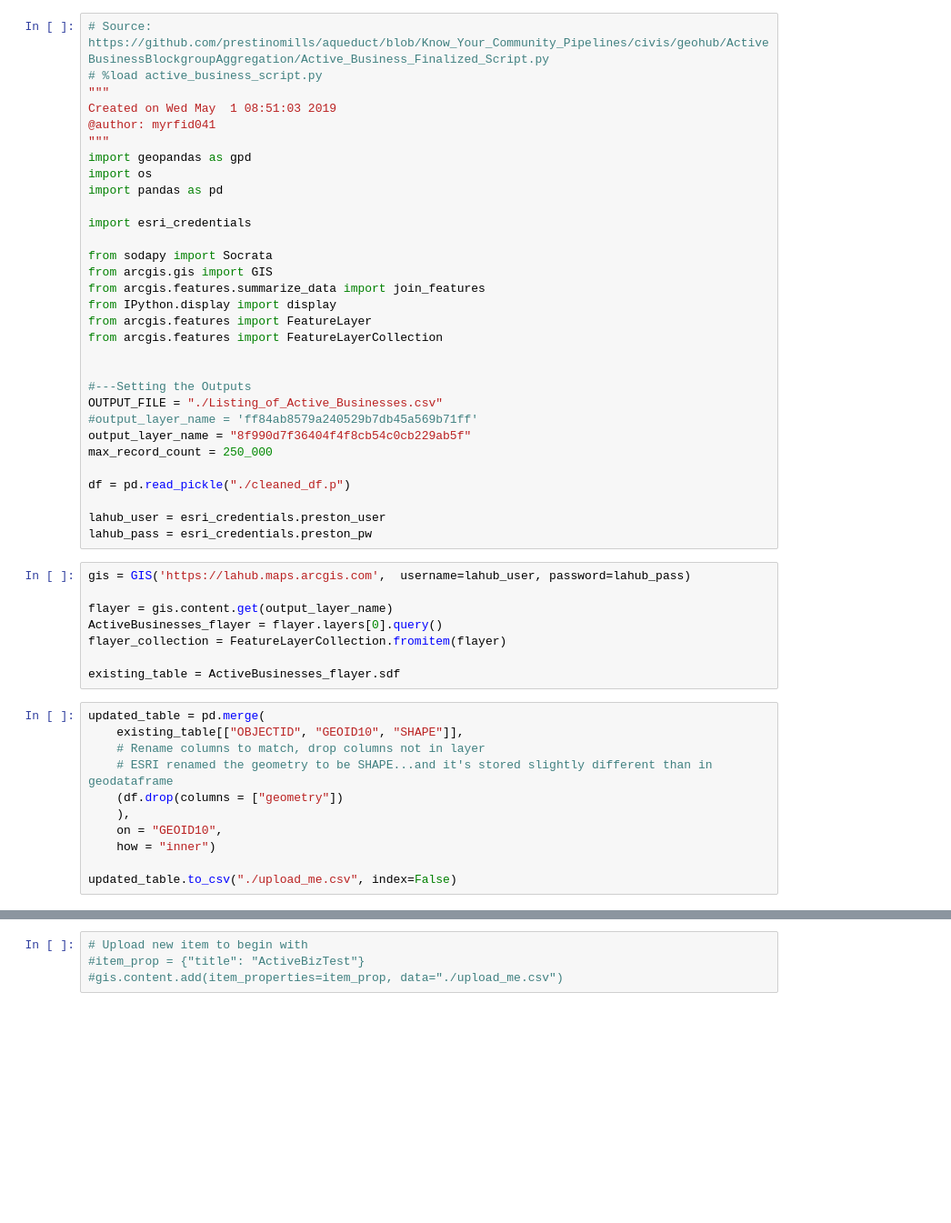
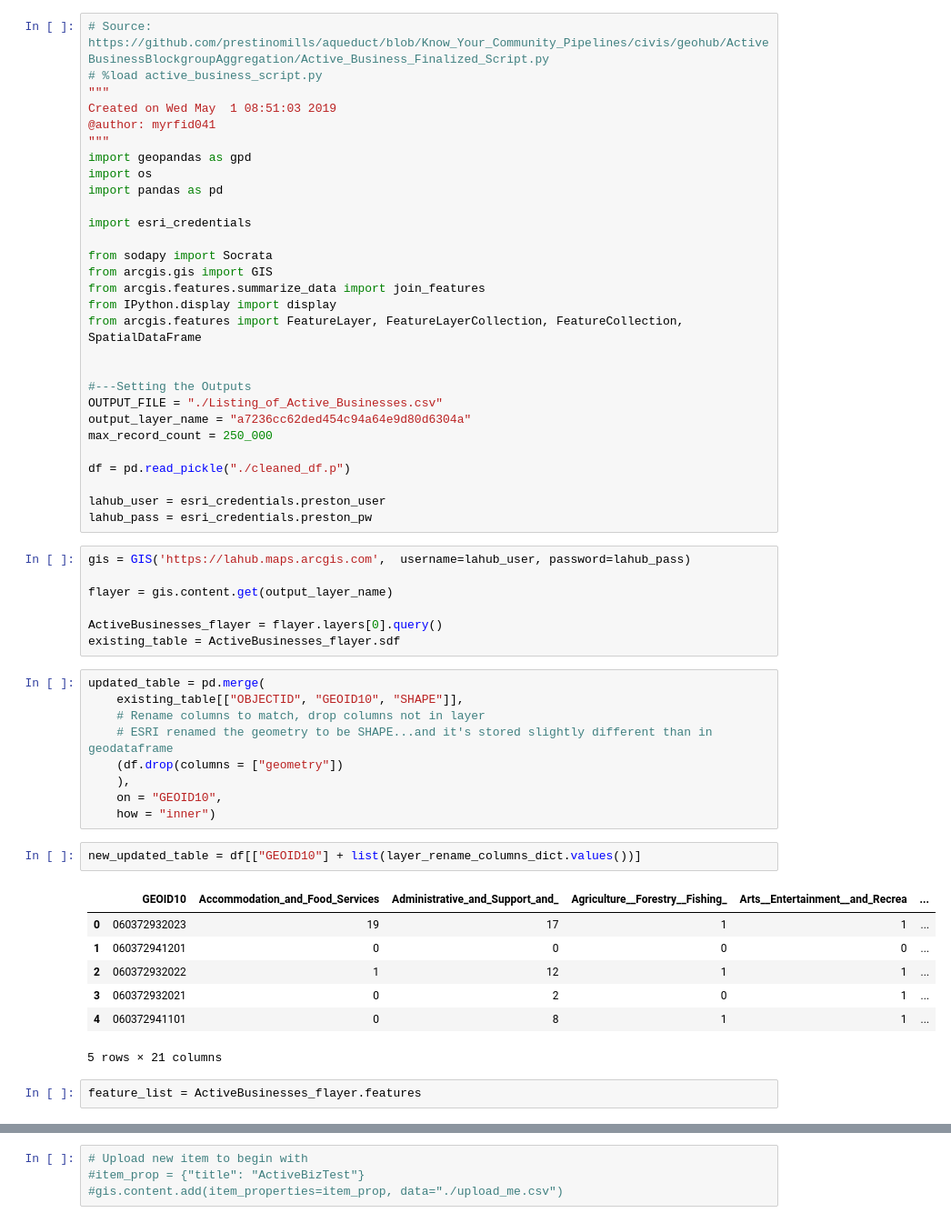
Before and after one commit to CityOfLosAngeles/civis-gcp-transition, a Jupyter notebook: src/test3.ipynb, the cells around one changed output, grey strips where cells are left out. Shown at 91% size. Cells and saved outputs as stored; diff of their text form; blank space fills up the shorter version.

Commit message:
Dict method?

```diff
--- a/src/test3.ipynb
+++ b/src/test3.ipynb
@@ -15,14 +15,12 @@ from sodapy import Socrata
 from arcgis.gis import GIS
 from arcgis.features.summarize_data import join_features
 from IPython.display import display
-from arcgis.features import FeatureLayer
-from arcgis.features import FeatureLayerCollection
+from arcgis.features import FeatureLayer, FeatureLayerCollection, FeatureCollection, SpatialDataFrame
 
 
 #---Setting the Outputs
 OUTPUT_FILE = "./Listing_of_Active_Businesses.csv"
-#output_layer_name = 'ff84ab8579a240529b7db45a569b71ff'
-output_layer_name = "8f990d7f36404f4f8cb54c0cb229ab5f"
+output_layer_name = "a7236cc62ded454c94a64e9d80d6304a"
 max_record_count = 250_000
 
 df = pd.read_pickle("./cleaned_df.p")
@@ -33,9 +31,8 @@ lahub_pass = esri_credentials.preston_pw
 gis = GIS('https://lahub.maps.arcgis.com',  username=lahub_user, password=lahub_pass)
 
 flayer = gis.content.get(output_layer_name)
+
 ActiveBusinesses_flayer = flayer.layers[0].query()
-flayer_collection = FeatureLayerCollection.fromitem(flayer)
-
 existing_table = ActiveBusinesses_flayer.sdf
 # %%
 updated_table = pd.merge(
@@ -46,5 +43,15 @@ updated_table = pd.merge(
     ),
     on = "GEOID10",
     how = "inner")
-
-updated_table.to_csv("./upload_me.csv", index=False)
+# %%
+new_updated_table = df[["GEOID10"] + list(layer_rename_columns_dict.values())]
+# %% [output]
+|  | GEOID10 | Accommodation_and_Food_Services | Administrative_and_Support_and_ | Agriculture__Forestry__Fishing_ | Arts__Entertainment__and_Recrea | ... |
+| 0 | 060372932023 | 19 | 17 | 1 | 1 | ... |
+| 1 | 060372941201 | 0 | 0 | 0 | 0 | ... |
+| 2 | 060372932022 | 1 | 12 | 1 | 1 | ... |
+| 3 | 060372932021 | 0 | 2 | 0 | 1 | ... |
+| 4 | 060372941101 | 0 | 8 | 1 | 1 | ... |
+5 rows × 21 columns
+# %%
+feature_list = ActiveBusinesses_flayer.features
```
Also changed, not shown: parts of 16 cells of this notebook.
